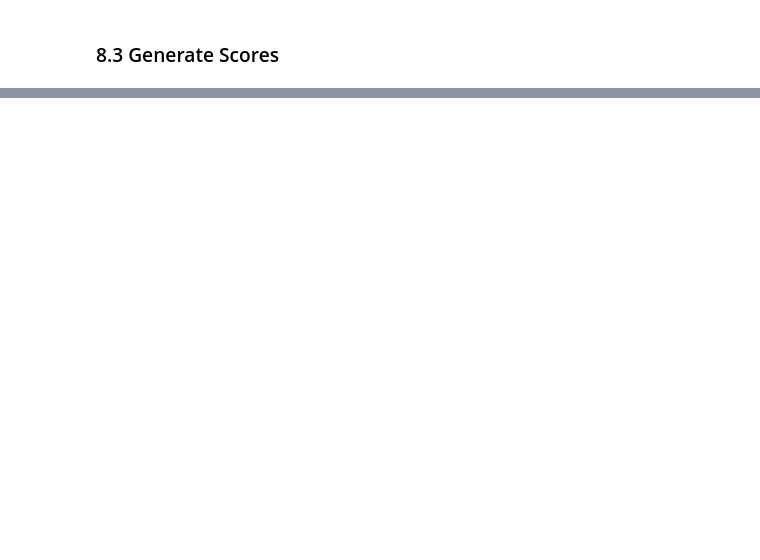
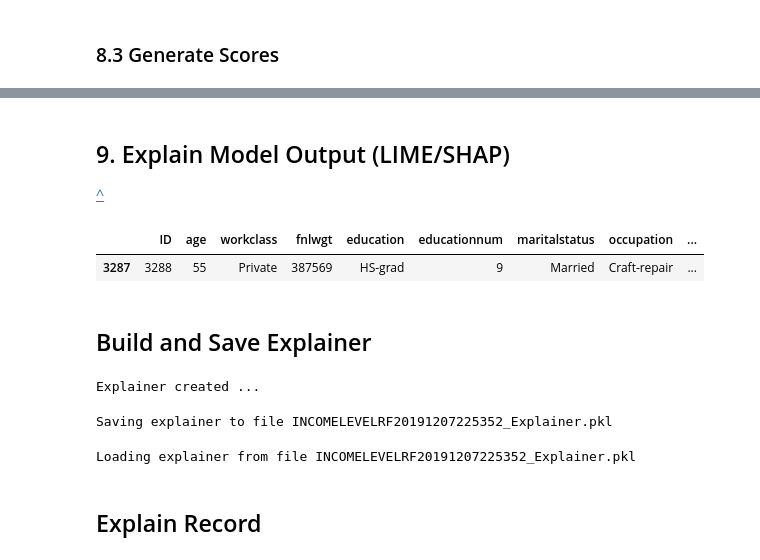
Before and after one commit to mltoolkit/MLToolKit, a Jupyter notebook: MLToolKit Example - Adult Census Income.ipynb, the cells around one changed output, grey strips where cells are left out. Saved outputs shown, nothing was run; the diff lists cells and outputs as text; code cells hidden in the pictures; blank space fills up the shorter version.

```diff
--- a/MLToolKit Example - Adult Census Income.ipynb
+++ b/MLToolKit Example - Adult Census Income.ipynb
@@ -2029,2 +2012,28 @@ Column ID exists in the DataFrame
  'Score': 9,
  'Predicted': 1}
+# %% [markdown]
+## 9. Explain Model Output (LIME/SHAP)  <a class="anchor" id="explain"></a>
+[^](#toc)
+# %%
+DataFrame = TestDataset.sample(1)
+DataFrame
+# %% [output]
+|  | ID | age | workclass | fnlwgt | education | educationnum | maritalstatus | occupation | ... |
+| 3287 | 3288 | 55 | Private | 387569 | HS-grad | 9 | Married | Craft-repair | ... |
+# %% [markdown]
+## Build and Save Explainer
+# %%
+Explainer = mltk.build_explainer(MLModelObject, explainer_config={'IdColumns':['ID'], 'Method':'shap', 'ClassNumber':1, 'FillMissing':0})
+# %% [output]
+Explainer created ...
+# %%
+save_file_path = '{}_Explainer.pkl'.format(MLModelObject.get_model_id())
+mltk.save_explainer(Explainer, save_file_path)
+# %% [output]
+Saving explainer to file INCOMELEVELRF20191207225352_Explainer.pkl
+# %%
+Explainer = mltk.load_explainer(save_file_path) # Test load ...
+# %% [output]
+Loading explainer from file INCOMELEVELRF20191207225352_Explainer.pkl
+# %% [markdown]
+## Explain Record
```
Also changed, not shown: parts of 44 cells of this notebook.
